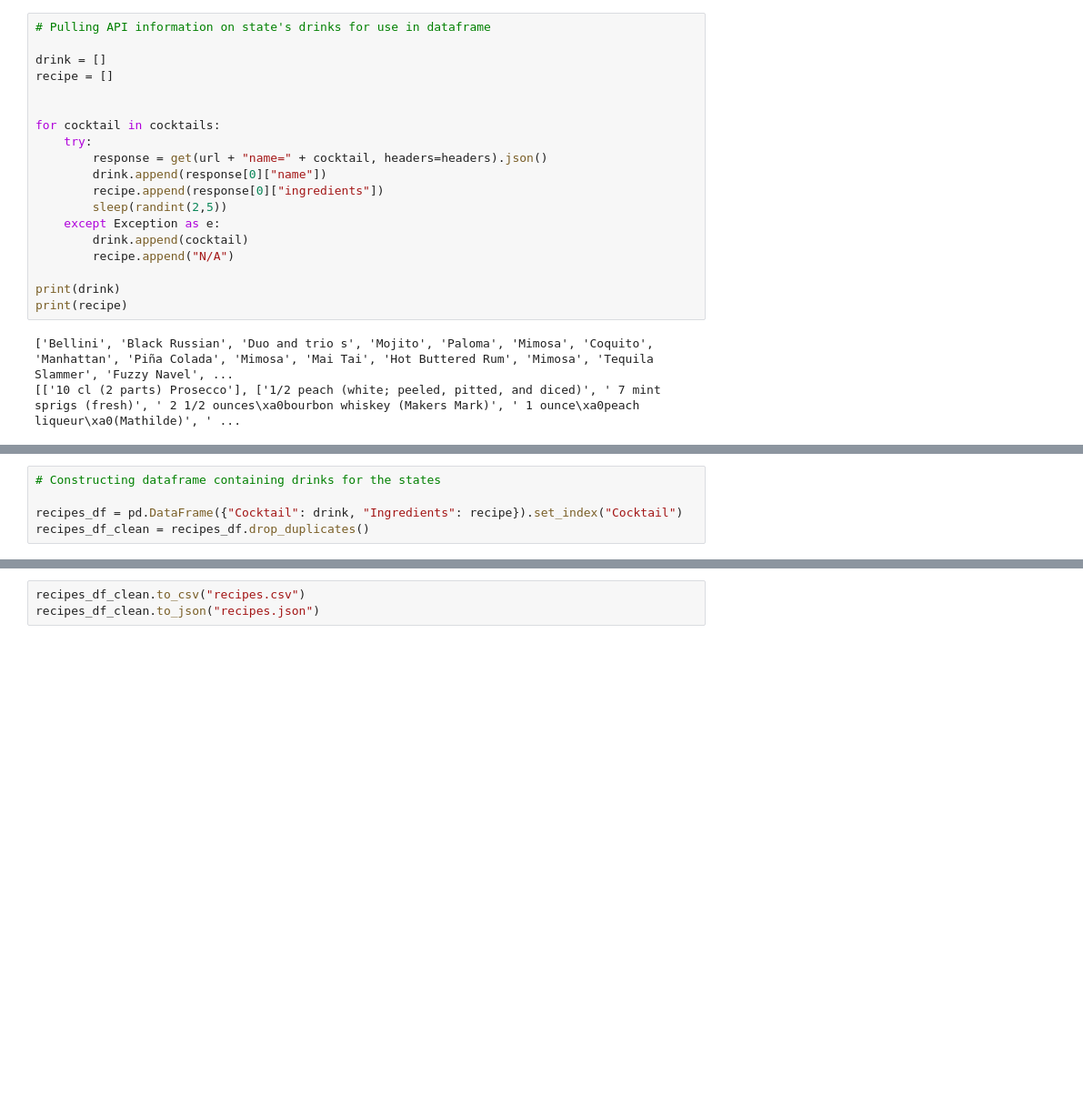
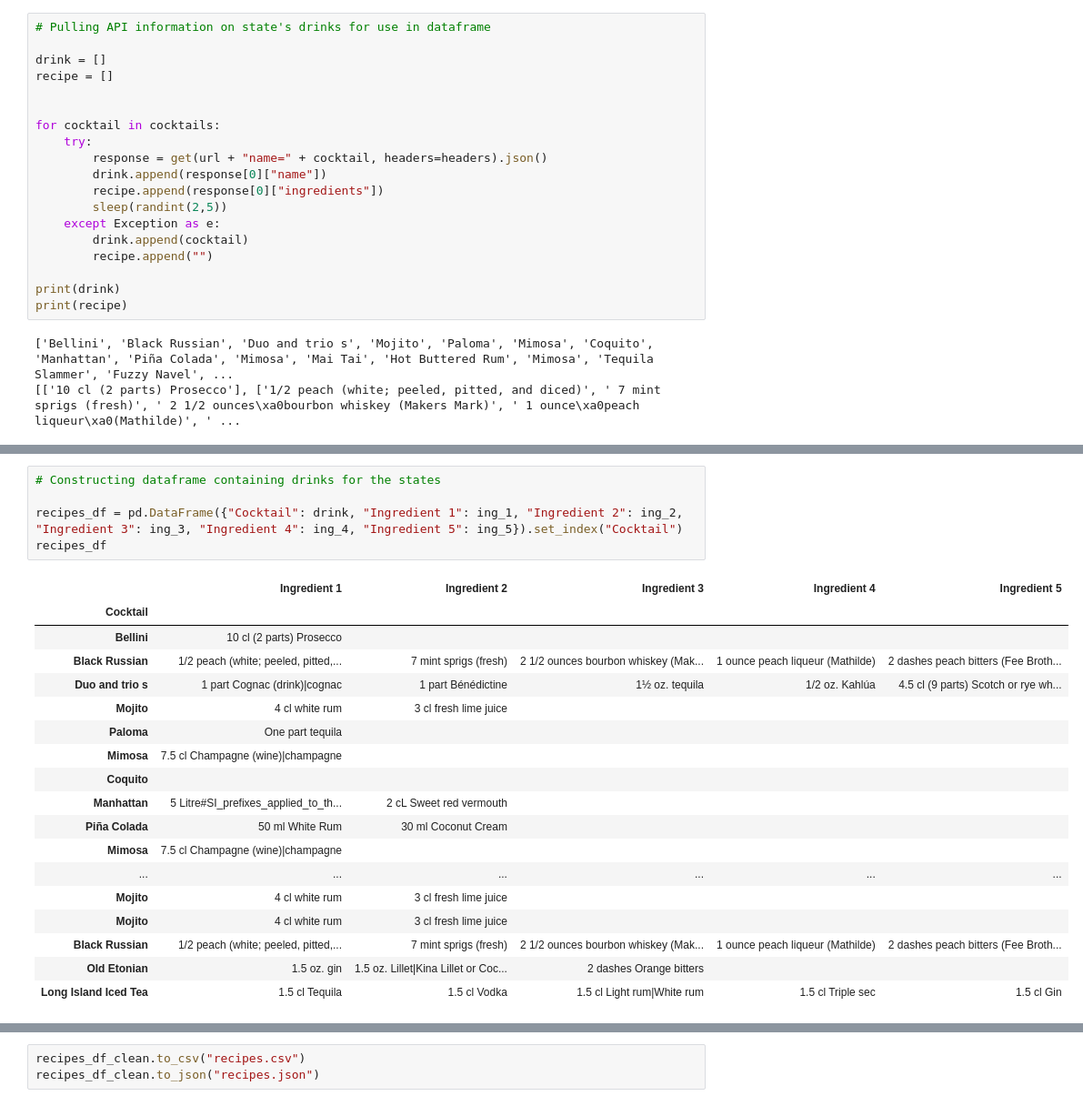
Before and after one commit to amudd10/National-Cocktail-Dashboard, a Jupyter notebook: Cocktail_Scrape_API.ipynb, the cells around one changed output, grey strips where cells are left out. Shown at 91% size. Drawn from its saved outputs; the diff is of its cells as text; blank space fills up the shorter version.

Commit message:
cleaned recipe csv

```diff
--- a/Cocktail_Scrape_API.ipynb
+++ b/Cocktail_Scrape_API.ipynb
@@ -172,7 +194,7 @@ for cocktail in cocktails:
         sleep(randint(2,5))
     except Exception as e:
         drink.append(cocktail)
-        recipe.append("N/A")
+        recipe.append("")
 
 print(drink)
 print(recipe)
@@ -182,5 +252,24 @@ print(recipe)
 # %%
 # Constructing dataframe containing drinks for the states
 
-recipes_df = pd.DataFrame({"Cocktail": drink, "Ingredients": recipe}).set_index("Cocktail")
-recipes_df_clean = recipes_df.drop_duplicates()
+recipes_df = pd.DataFrame({"Cocktail": drink, "Ingredient 1": ing_1, "Ingredient 2": ing_2, "Ingredient 3": ing_3, "Ingredient 4": ing_4, "Ingredient 5": ing_5}).set_index("Cocktail")
+recipes_df
+# %% [output]
+|  | Ingredient 1 | Ingredient 2 | Ingredient 3 | Ingredient 4 | Ingredient 5 |
+| Cocktail |  |  |  |  |  |
+| Bellini | 10 cl (2 parts) Prosecco |  |  |  |  |
+| Black Russian | 1/2 peach (white; peeled, pitted,... | 7 mint sprigs (fresh) | 2 1/2 ounces bourbon whiskey (Mak... | 1 ounce peach liqueur (Mathilde) | 2 dashes peach bitters (Fee Broth... |
+| Duo and trio s | 1 part Cognac (drink)|cognac | 1 part Bénédictine | 1½ oz. tequila | 1/2 oz. Kahlúa | 4.5 cl (9 parts) Scotch or rye wh... |
+| Mojito | 4 cl white rum | 3 cl fresh lime juice |  |  |  |
+| Paloma | One part tequila |  |  |  |  |
+| Mimosa | 7.5 cl Champagne (wine)|champagne |  |  |  |  |
+| Coquito |  |  |  |  |  |
+| Manhattan | 5 Litre#SI_prefixes_applied_to_th... | 2 cL Sweet red vermouth |  |  |  |
+| Piña Colada | 50 ml White Rum | 30 ml Coconut Cream |  |  |  |
+| Mimosa | 7.5 cl Champagne (wine)|champagne |  |  |  |  |
+| ... | ... | ... | ... | ... | ... |
+| Mojito | 4 cl white rum | 3 cl fresh lime juice |  |  |  |
+| Mojito | 4 cl white rum | 3 cl fresh lime juice |  |  |  |
+| Black Russian | 1/2 peach (white; peeled, pitted,... | 7 mint sprigs (fresh) | 2 1/2 ounces bourbon whiskey (Mak... | 1 ounce peach liqueur (Mathilde) | 2 dashes peach bitters (Fee Broth... |
+| Old Etonian | 1.5 oz. gin | 1.5 oz. Lillet|Kina Lillet or Coc... | 2 dashes Orange bitters |  |  |
+| Long Island Iced Tea | 1.5 cl Tequila | 1.5 cl Vodka | 1.5 cl Light rum|White rum | 1.5 cl Triple sec | 1.5 cl Gin |
```
Also changed, not shown: parts of 4 cells of this notebook, 3 other files.
